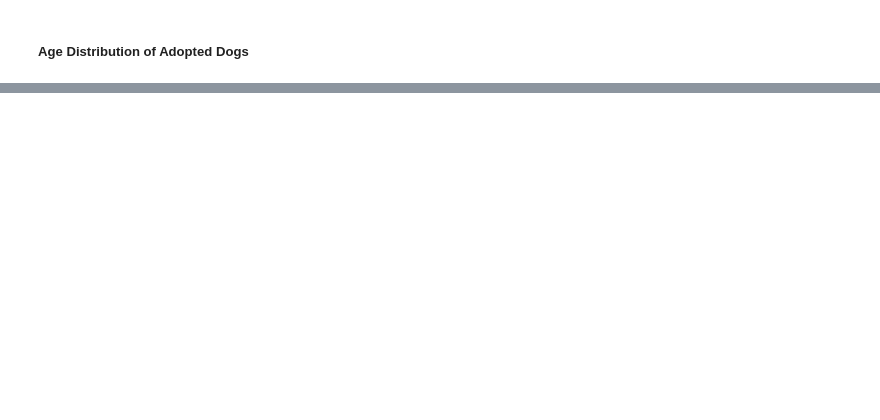
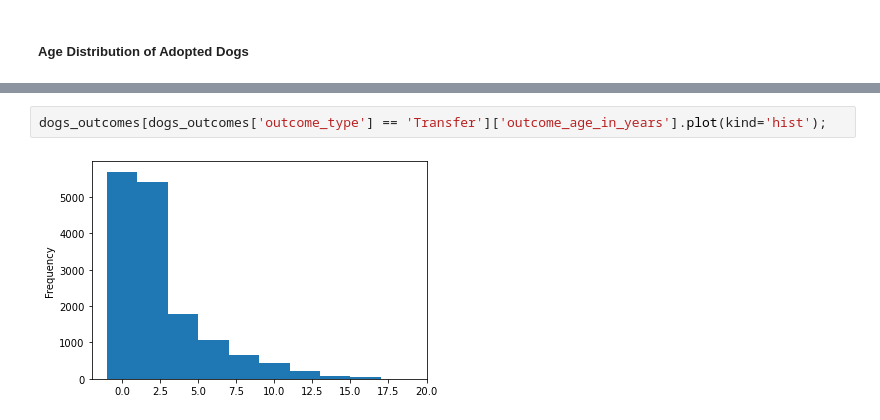
Before and after one commit to lordfrahnk/austin_shelter, a Jupyter notebook: notebooks/6 - Dogs Outcomes.ipynb, the cells around one changed output, grey strips where cells are left out. Drawn from its saved outputs; the diff is of its cells as text; blank space fills up the shorter version.

```diff
--- a/notebooks/6 - Dogs Outcomes.ipynb
+++ b/notebooks/6 - Dogs Outcomes.ipynb
@@ -80,5 +83,9 @@ dogs_outcomes[dogs_outcomes['outcome_type'] == 'Adoption']['age_in_years'].plot(
 # %% [output]
 [figure]
+# %%
+dogs_outcomes[dogs_outcomes['outcome_type'] == 'Transfer']['outcome_age_in_years'].plot(kind='hist');
+# %% [output]
+[figure, added]
 # %%
 dogs_outcomes.head()
 # %% [output]
```
Also changed, not shown: parts of 20 cells of this notebook.
